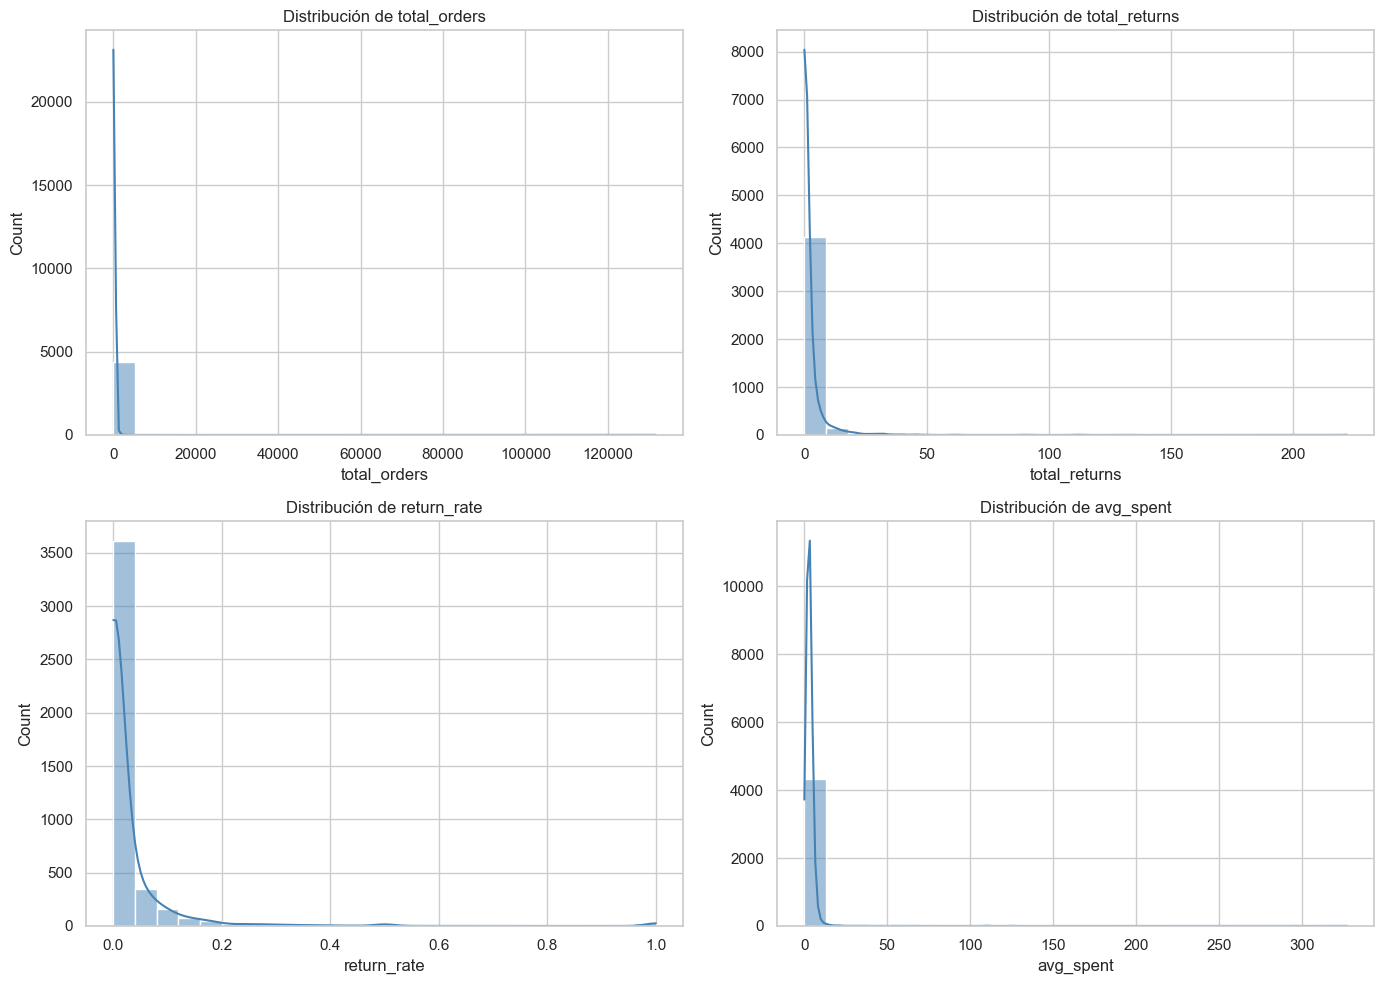
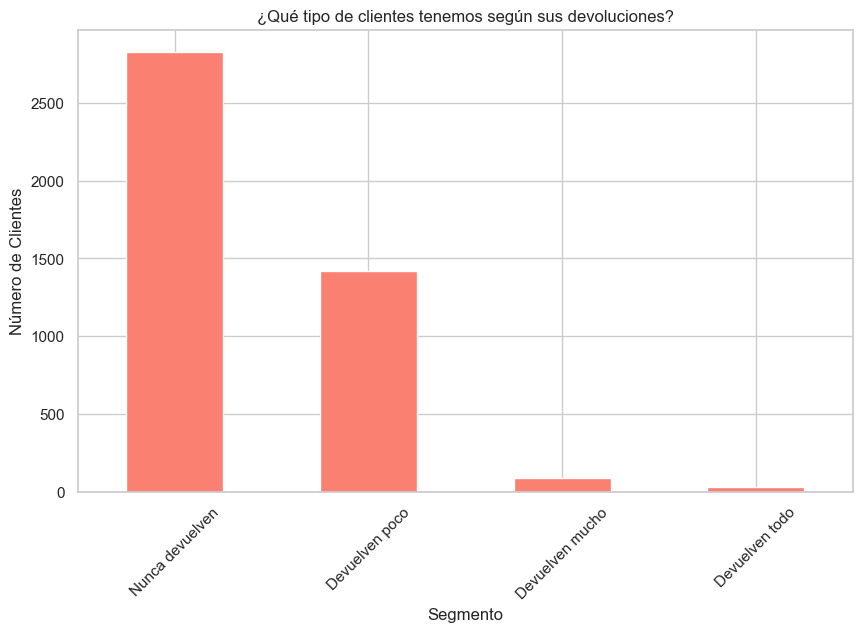
Code edit (unified diff) that turned the first committed figure into the second:
--- before
+++ after
@@ -1,9 +1,16 @@
-cols = ["total_orders", "total_returns", "return_rate", "avg_spent"]
+# Definimos grupos sencillos
+df['segmento'] = pd.cut(df['return_rate'], 
+                        bins=[-0.1, 0.0, 0.2, 0.8, 1.0], 
+                        labels=['Nunca devuelven', 'Devuelven poco', 'Devuelven mucho', 'Devuelven todo'])
 
-fig, axes = plt.subplots(2, 2, figsize=(14, 10))
-for ax, col in zip(axes.flatten(), cols):
-    sns.histplot(df[col], bins=25, kde=True, ax=ax, color="steelblue")
-    ax.set_title(f"Distribución de {col}")
+# Contamos cuántos clientes hay en cada uno
+conteo = df['segmento'].value_counts().sort_index()
 
-plt.tight_layout()
+# Graficamos
+plt.figure(figsize=(10, 6))
+conteo.plot(kind='bar', color='salmon')
+plt.title("¿Qué tipo de clientes tenemos según sus devoluciones?")
+plt.xlabel("Segmento")
+plt.ylabel("Número de Clientes")
+plt.xticks(rotation=45)
 plt.show()

Commit: Se realiza actualizacion en el README